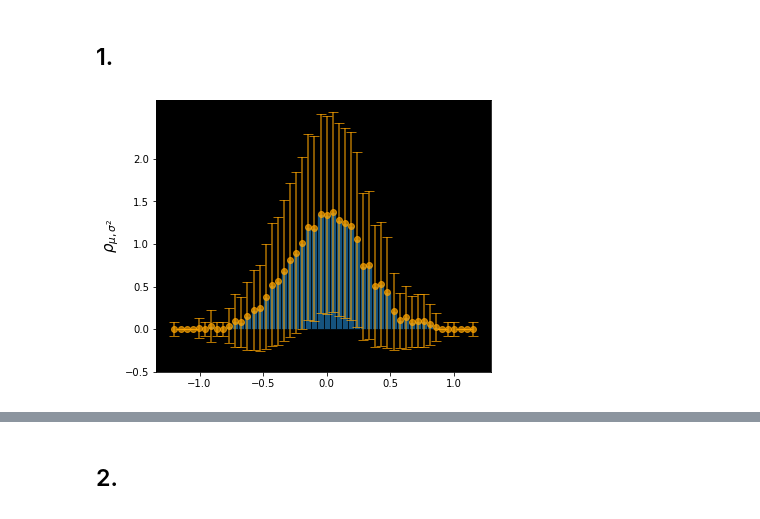
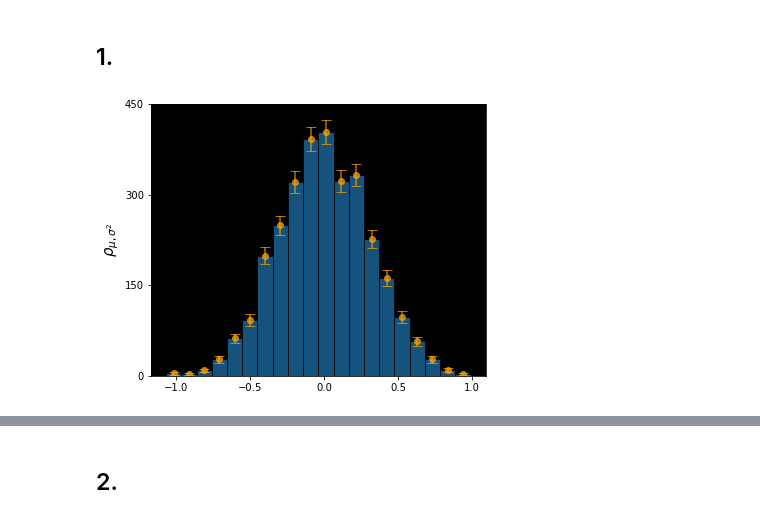
Before and after one commit to maxhoeth/LaboratoryOfComputationalPhysics_Y4, a Jupyter notebook: ex_06_maxhoeth.ipynb, the cells around one changed output, grey strips where cells are left out. Drawn from its saved outputs; the diff is of its cells as text; code cells hidden in the pictures.

```diff
--- a/ex_06_maxhoeth.ipynb
+++ b/ex_06_maxhoeth.ipynb
@@ -17,15 +16,15 @@ std1 = 0.3
 w = np.random.normal(0, std1, n)
 # %%
 fig, ax = plt.subplots(1,1 , figsize=(6,5))
-a,b,c = ax.hist(w, bins=50, alpha=0.7, density=True, edgecolor='black')
+a,b,c = ax.hist(w, bins=20, alpha=0.7, edgecolor='black')
 yerr = np.sqrt(a)
-plt.errorbar(b[:50]+1/2*(abs(b[0]-b[1])), a, yerr ,fmt='o', alpha = 0.7, color = 'orange', capsize=5)
+plt.errorbar(b[:20]+1/2*(abs(b[0]-b[1])), a, yerr ,fmt='o', alpha = 0.7, color = 'orange', capsize=5)
 plt.ylabel(r'$\rho_{ \mu ,\sigma ^2}$', fontsize=15)
-plt.yticks([-0.5 ,0, 0.5 , 1, 1.5, 2])
+plt.yticks(np.arange(0, np.max(a+0.05*n), 0.05*n))
 
 plt.show()
 # %% [output]
-[figure, old version]
+[figure, new version]
 # %%
 std = 0.35
 w = np.sort(w)
```
Also changed, not shown: parts of 17 cells of this notebook.
